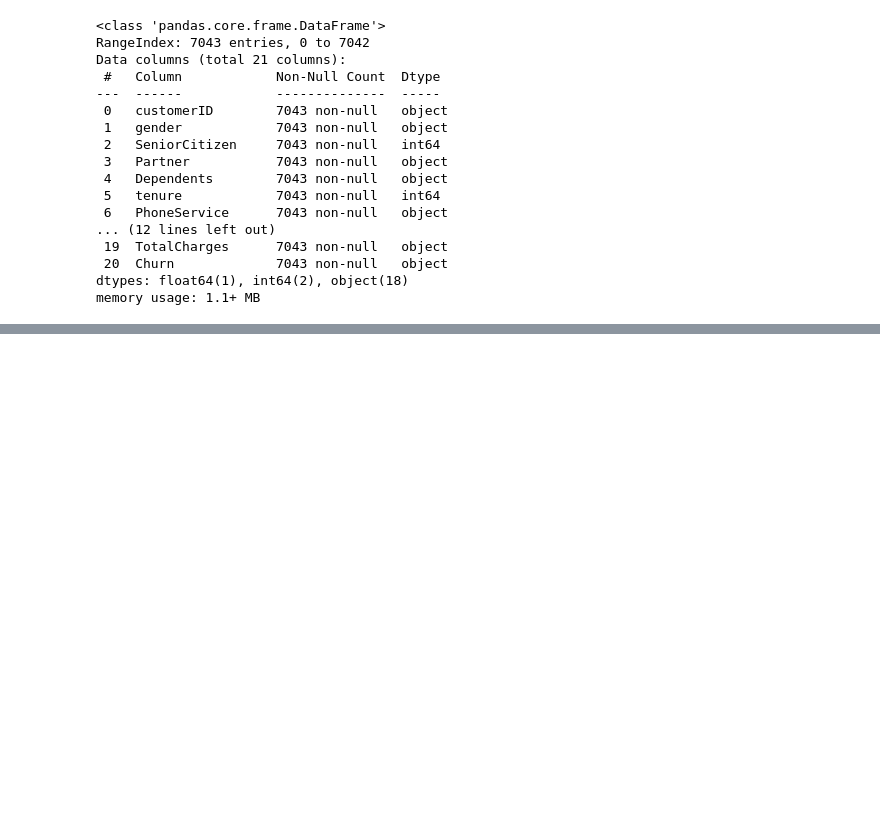
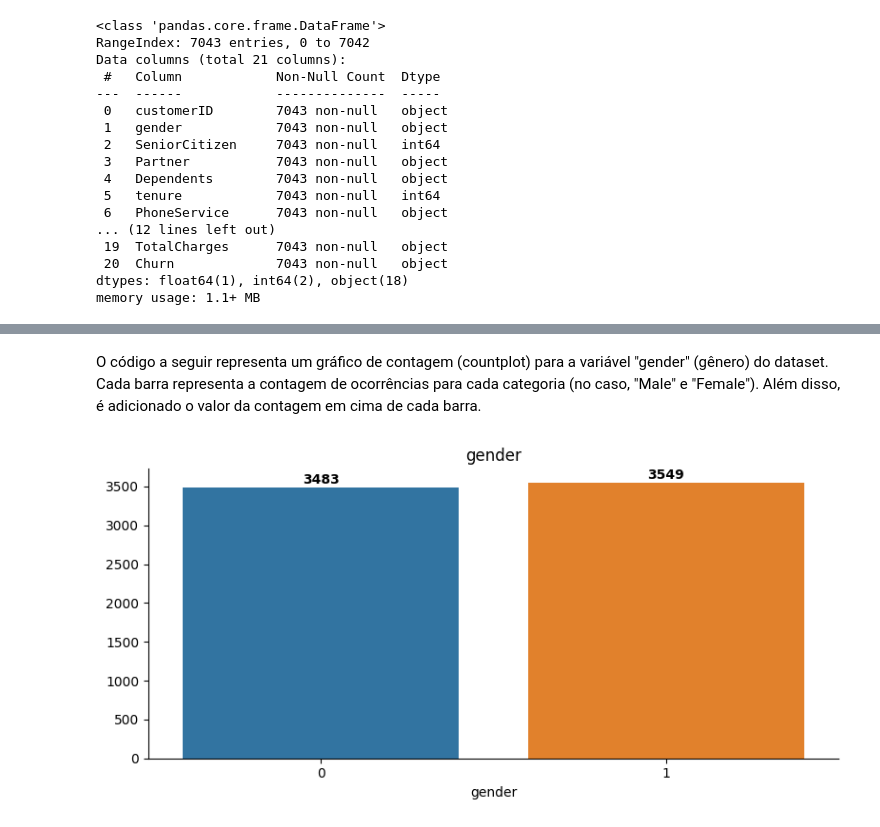
Before and after one commit to IsWallison/Projeto_Churn_Prediction, a Jupyter notebook: Projeto_Churn_Prediction_para_uma_empresa_de_Telecomunicações.ipynb, the cells around one changed output, grey strips where cells are left out. Saved outputs shown, nothing was run; the diff lists cells and outputs as text; code cells hidden in the pictures; blank space fills up the shorter version.

```diff
--- a/Projeto_Churn_Prediction_para_uma_empresa_de_Telecomunicações.ipynb
+++ b/Projeto_Churn_Prediction_para_uma_empresa_de_Telecomunicações.ipynb
@@ -734,0 +264,20 @@ Confusion Matrix: [[290 177]
+# %% [markdown]
+O código a seguir representa um gráfico de contagem (countplot) para a variável "gender" (gênero) do dataset. Cada barra representa a contagem de ocorrências para cada categoria (no caso, "Male" e "Female"). Além disso, é adicionado o valor da contagem em cima de cada barra.
+# %%
+fig, ax = plt.subplots(figsize=(8, 4));
+
+sns.countplot(x=df_clean['gender'])
+ax.set_title('gender');
+ax.set_ylabel('')
+total = df_clean['gender'].value_counts()
+
+#Adicionar valor na barra
+for i in range(2):
+  alt = int(total[i])+100
+  ax.text(i, i+alt, total[i], va='center', ha='center', fontweight='bold',)
+
+remove_spine(ax)
+plt.tight_layout()
+plt.show()
+# %% [output]
+[figure, added]
```
Also changed, not shown: parts of 73 cells of this notebook.
